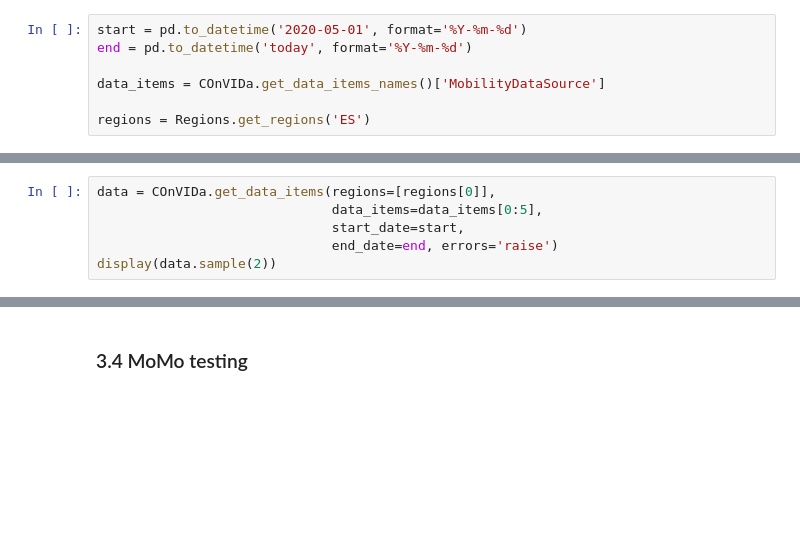
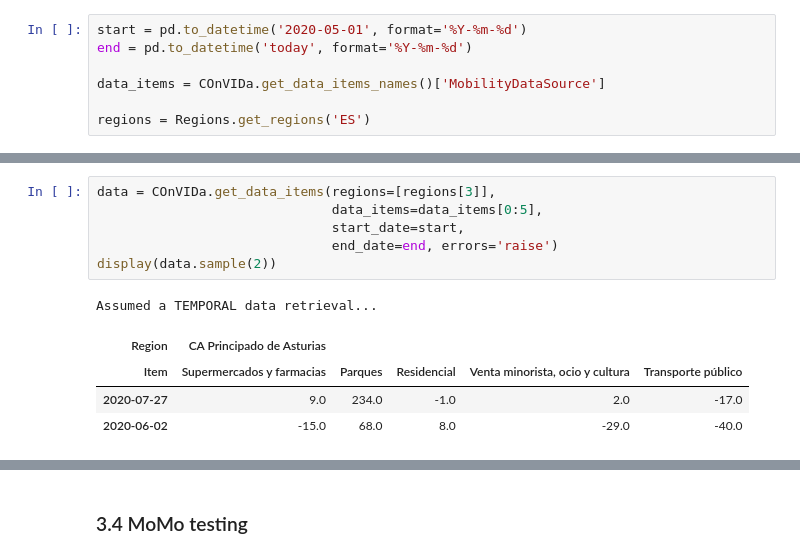
Before and after one commit to CyberDataLab/COnVIDa-lib, a Jupyter notebook: lib/test_lib.ipynb, the cells around one changed output, grey strips where cells are left out. Cells and saved outputs as stored; diff of their text form; blank space fills up the shorter version.

Commit message:
Minimum changes
- ES-Regions are now ES-Communities
- A new Region config file for countries is added

```diff
--- a/lib/test_lib.ipynb
+++ b/lib/test_lib.ipynb
@@ -197,9 +285,15 @@ display(data.sample(2))
 # %%
-data = COnVIDa.get_data_items(regions=[regions[0]],
+data = COnVIDa.get_data_items(regions=[regions[3]],
                               data_items=data_items[0:5],
                               start_date=start,
                               end_date=end, errors='raise')
 display(data.sample(2))
+# %% [output]
+Assumed a TEMPORAL data retrieval...
+| Region | CA Principado de Asturias |  |  |  |  |
+| Item | Supermercados y farmacias | Parques | Residencial | Venta minorista, ocio y cultura | Transporte público |
+| 2020-07-27 | 9.0 | 234.0 | -1.0 | 2.0 | -17.0 |
+| 2020-06-02 | -15.0 | 68.0 | 8.0 | -29.0 | -40.0 |
 # %%
 data = COnVIDa.get_data_items(regions=regions,
                               data_items=data_items,
```
Also changed, not shown: parts of 30 cells of this notebook, 3 other files.
